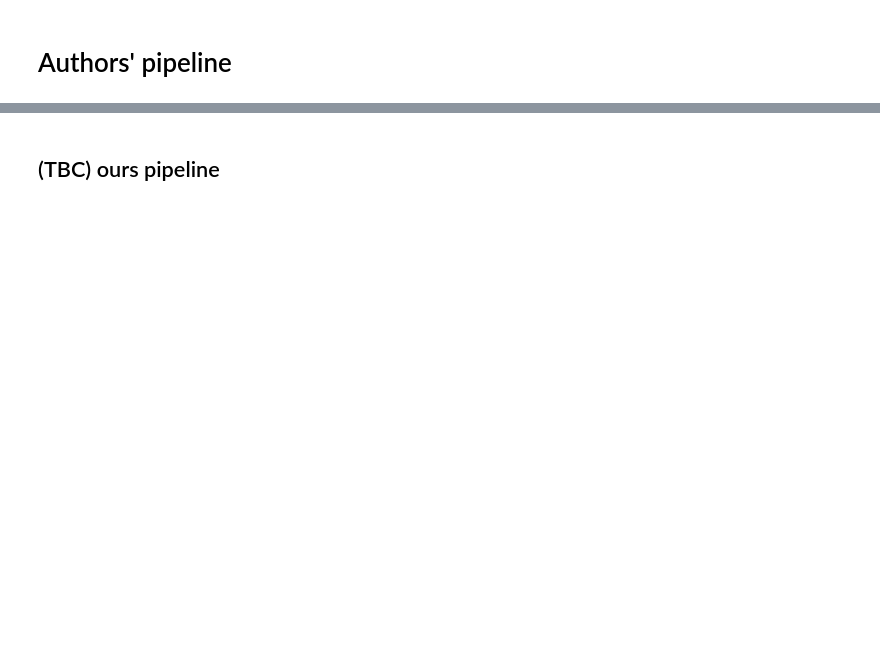
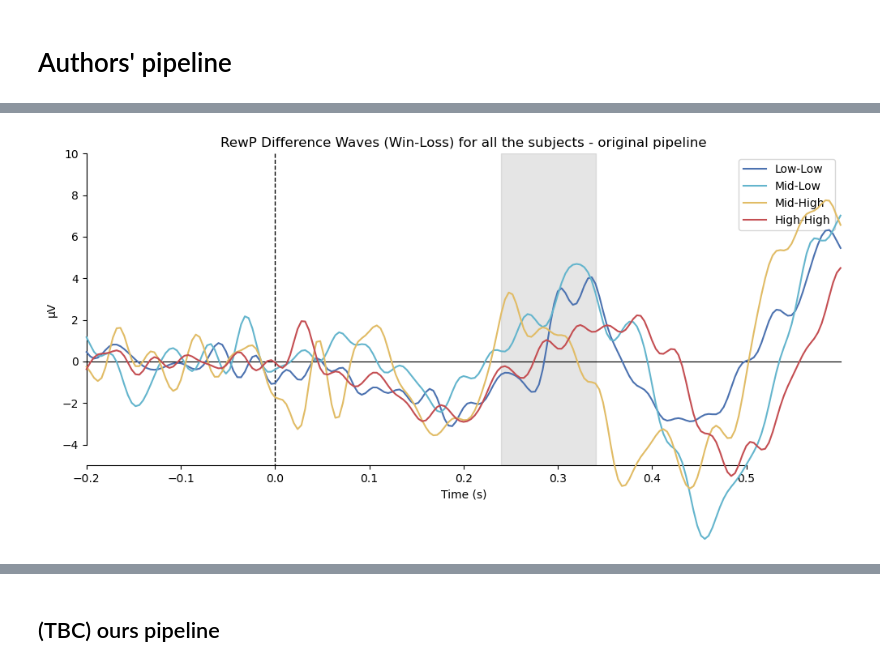
Before and after one commit to xuyg16/EEG_Reward-Processing_ERP, a Jupyter notebook: scripts/multi_subject_processing.ipynb, the cells around one changed output, grey strips where cells are left out. Saved outputs shown, nothing was run; the diff lists cells and outputs as text; code cells hidden in the pictures; blank space fills up the shorter version.

```diff
--- a/scripts/multi_subject_processing.ipynb
+++ b/scripts/multi_subject_processing.ipynb
@@ -117,0 +216,5 @@ for subject_id in SUBJECTS:
+# %%
+diff_evokeds = get_evoked_difference(all_evokeds)
+plot_erp(diff_evokeds, diff=True, title=f"RewP Difference Waves (Win-Loss) for all the subjects - {ACTIVE_PIPELINE} pipeline");
+# %% [output]
+[figure, added]
```
Also changed, not shown: parts of 18 cells of this notebook.
